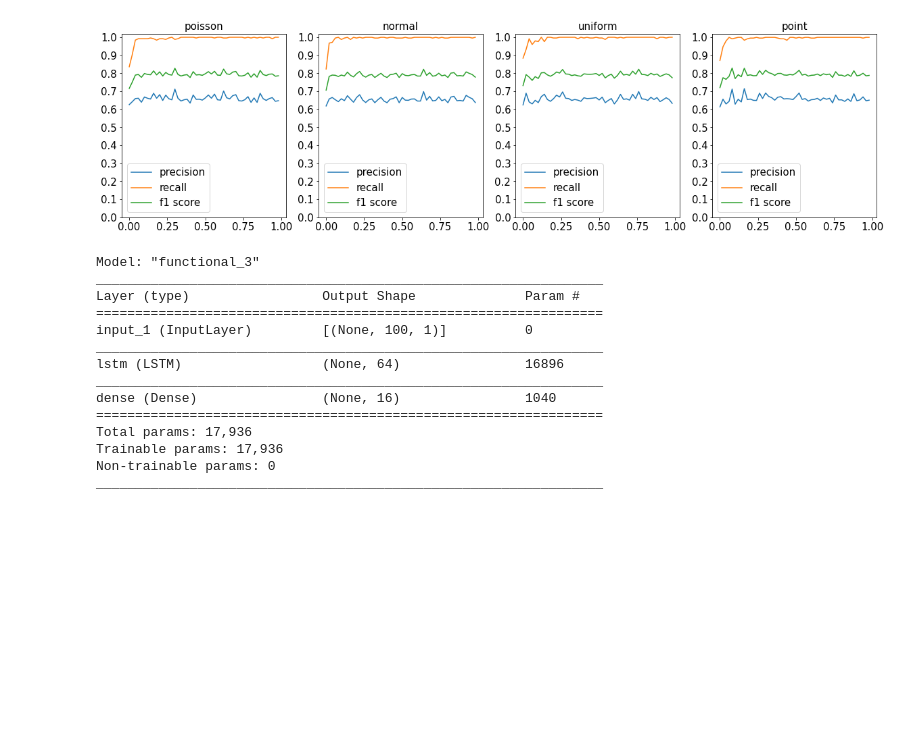
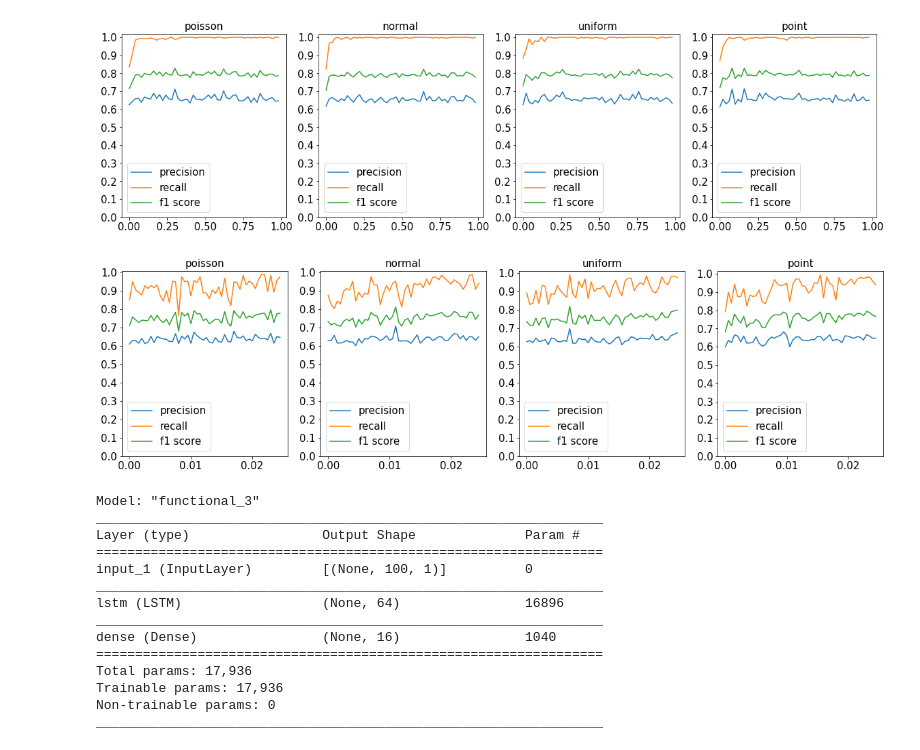
Before and after one commit to tekotan/sensor, a Jupyter notebook: Autoencoder Evaluation.ipynb, the cells around one changed output. Cells and saved outputs as stored; diff of their text form; code cells hidden in the pictures; blank space fills up the shorter version.

```diff
--- a/Autoencoder Evaluation.ipynb
+++ b/Autoencoder Evaluation.ipynb
@@ -398,6 +441,50 @@ for idx, (name, distn) in enumerate(zip(names, distributions)):
     ax[idx].set_yticks(np.arange(0, 1.1, 0.1))
 # %% [output]
 [figure]
+# %%
+center_temp = 50
+center_std = 5
+total_time = 500
+anomaly_mean = 40
+
+probabilities = np.arange(0, .025, 0.0005)
+distributions = [
+    lambda x: np.random.poisson(x, total_time//2),
+    lambda x: np.random.normal(x, center_std, total_time//2),
+    lambda x: np.random.uniform(x-(center_std**2 * 12)**0.5/2, x+(center_std**2 * 12)**0.5/2, total_time//2),
+    lambda x: np.ones(total_time//2) * x
+]
+names = ["poisson", "normal", "uniform", "point"]
+normal = lambda: np.random.normal(center_temp, center_std, total_time//2)
+
+fig, ax = plt.subplots(1, 4, figsize=(20,5))
+for idx, (name, distn) in enumerate(zip(names, distributions)):
+    precision_arr = []
+    recall_arr = []
+    f1_arr = []
+    for prb in tqdm(probabilities):
+        mask = np.random.choice([0, 1], total_time//2, p=[1-prb, prb])
+        not_mask = np.logical_not(mask)
+        anomalies = distn(20) * mask + normal() * not_mask
+        sensor_1 = np.concatenate([normal(), normal()])
+        sensor_2 = np.concatenate([normal(), normal()])
+        sensor_3 = np.concatenate([normal(), normal()])
+        sensor_4 = np.concatenate([normal(), anomalies])
+        dist_series = compute_anomalies_pca([sensor_1, sensor_2, sensor_3, sensor_4], pca, plot=False)
+        correct = np.concatenate([np.zeros(total_time//2 - timesteps), np.ones(total_time//2)])
+        (_, precision), (_, recall), (_, f1), _ = f1_score(correct, dist_series[:, 3])
+        precision_arr.append(precision)
+        recall_arr.append(recall)
+        f1_arr.append(f1)
+
+    ax[idx].plot(probabilities, precision_arr, label="precision")
+    ax[idx].plot(probabilities, recall_arr, label="recall")
+    ax[idx].plot(probabilities, f1_arr, label="f1 score")
+    ax[idx].legend(loc='best')
+    ax[idx].set_title(name)
+    ax[idx].set_yticks(np.arange(0, 1.1, 0.1))
+# %% [output]
+[figure, added]
 # %%
 encoder.summary()
 # %% [output]
```
Also changed, not shown: parts of 2 cells of this notebook.
